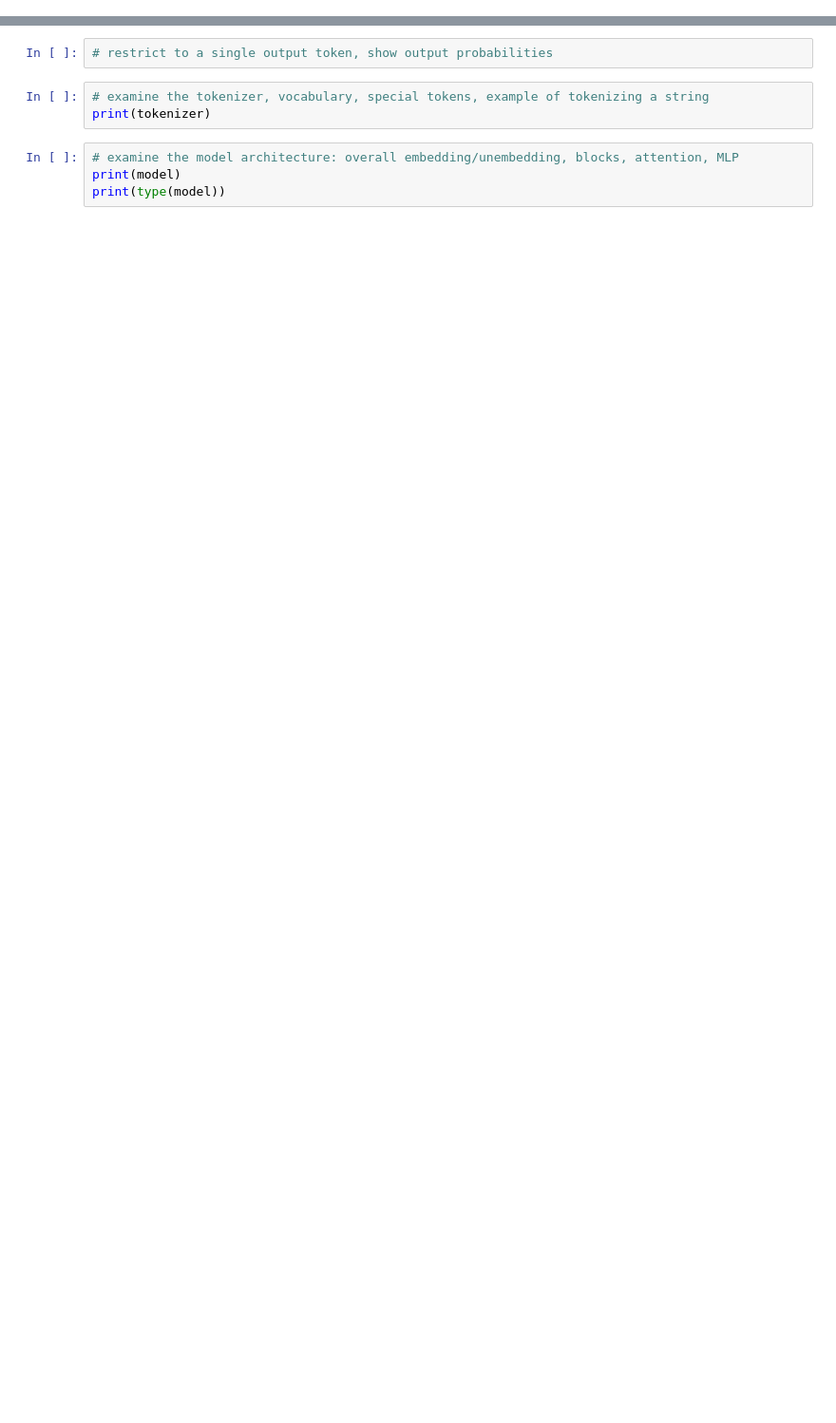
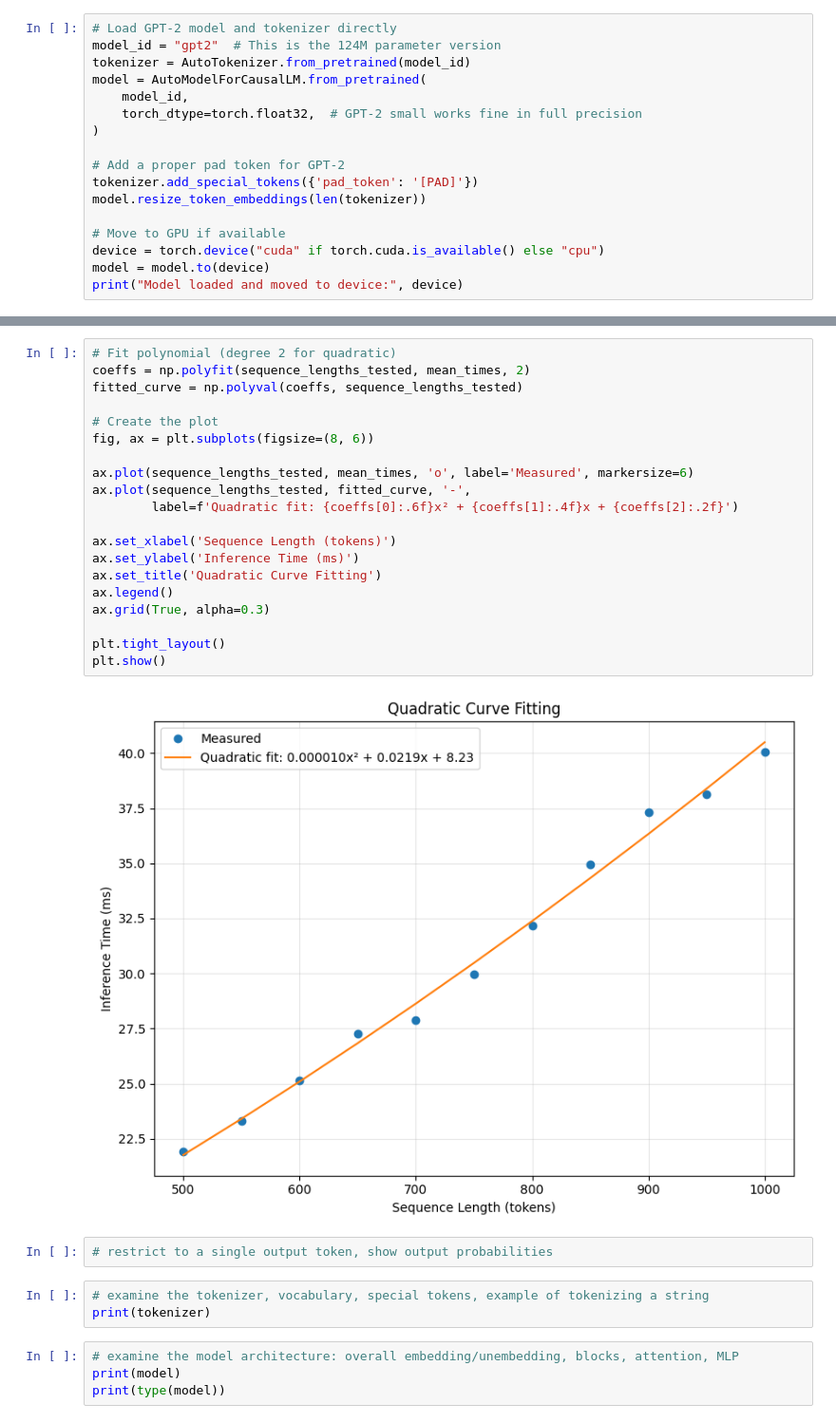
Before and after one commit to adityagopalan/bdbio-workshop, a Jupyter notebook: llm_demo.ipynb, the cells around one changed output, grey strips where cells are left out. Shown at 95% size. Saved outputs shown, nothing was run; the diff lists cells and outputs as text; blank space fills up the shorter version.

Commit message:
gpt2 model, timing inference complexity

```diff
--- a/llm_demo.ipynb
+++ b/llm_demo.ipynb
@@ -17,0 +8,17 @@ model = AutoModelForCausalLM.from_pretrained(
+# %%
+# Load GPT-2 model and tokenizer directly
+model_id = "gpt2"  # This is the 124M parameter version
+tokenizer = AutoTokenizer.from_pretrained(model_id)
+model = AutoModelForCausalLM.from_pretrained(
+    model_id,
+    torch_dtype=torch.float32,  # GPT-2 small works fine in full precision
+)
+
+# Add a proper pad token for GPT-2
+tokenizer.add_special_tokens({'pad_token': '[PAD]'})
+model.resize_token_embeddings(len(tokenizer))
+
+# Move to GPU if available
+device = torch.device("cuda" if torch.cuda.is_available() else "cpu")
+model = model.to(device)
+print("Model loaded and moved to device:", device)
@@ -43,3 +254,25 @@ If you're going to learn to program, you're going to need a computer. And you're
+# %%
+# Fit polynomial (degree 2 for quadratic)
+coeffs = np.polyfit(sequence_lengths_tested, mean_times, 2)
+fitted_curve = np.polyval(coeffs, sequence_lengths_tested)
+
+# Create the plot
+fig, ax = plt.subplots(figsize=(8, 6))
+
+ax.plot(sequence_lengths_tested, mean_times, 'o', label='Measured', markersize=6)
+ax.plot(sequence_lengths_tested, fitted_curve, '-',
+        label=f'Quadratic fit: {coeffs[0]:.6f}x² + {coeffs[1]:.4f}x + {coeffs[2]:.2f}')
+
+ax.set_xlabel('Sequence Length (tokens)')
+ax.set_ylabel('Inference Time (ms)')
+ax.set_title('Quadratic Curve Fitting')
+ax.legend()
+ax.grid(True, alpha=0.3)
+
+plt.tight_layout()
+plt.show()
+# %% [output]
+[figure, added]
 # %%
 # restrict to a single output token, show output probabilities
 # %%
```
Also changed, not shown: parts of 15 cells of this notebook.
